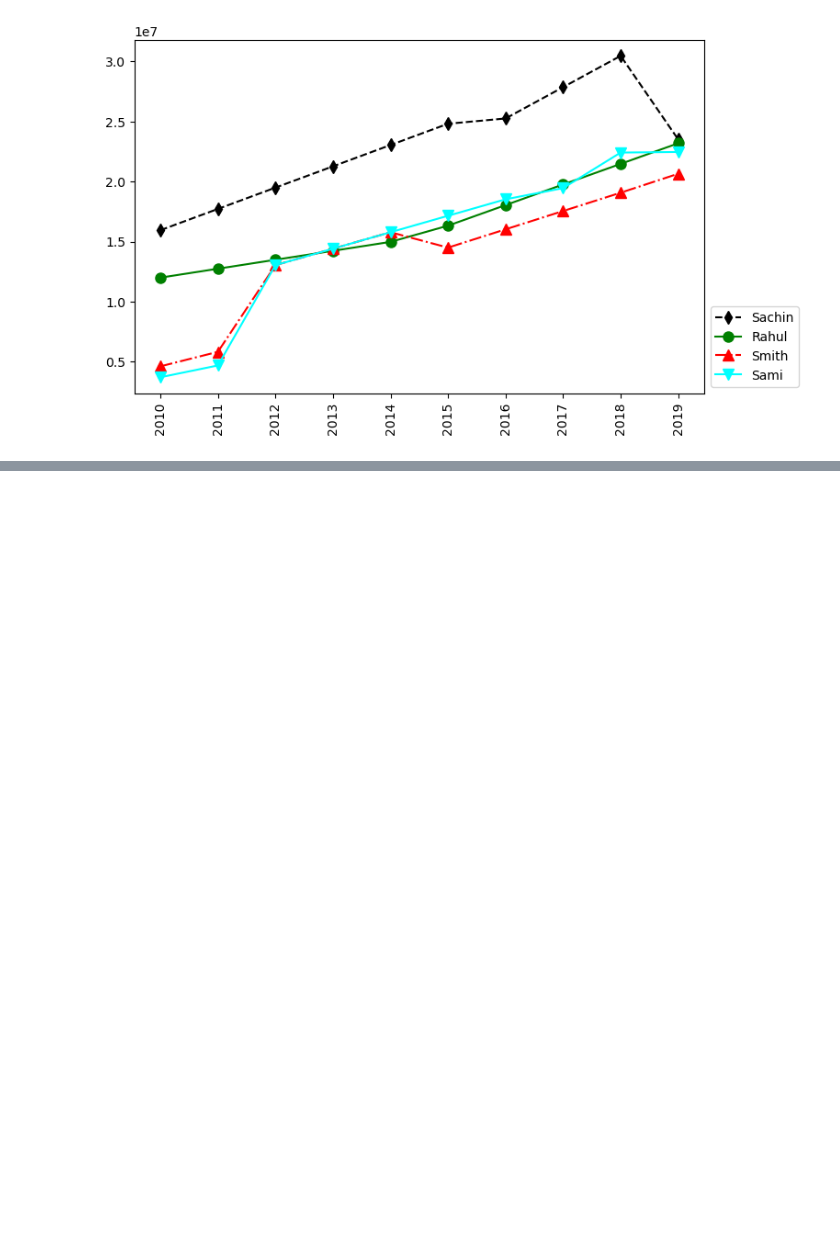
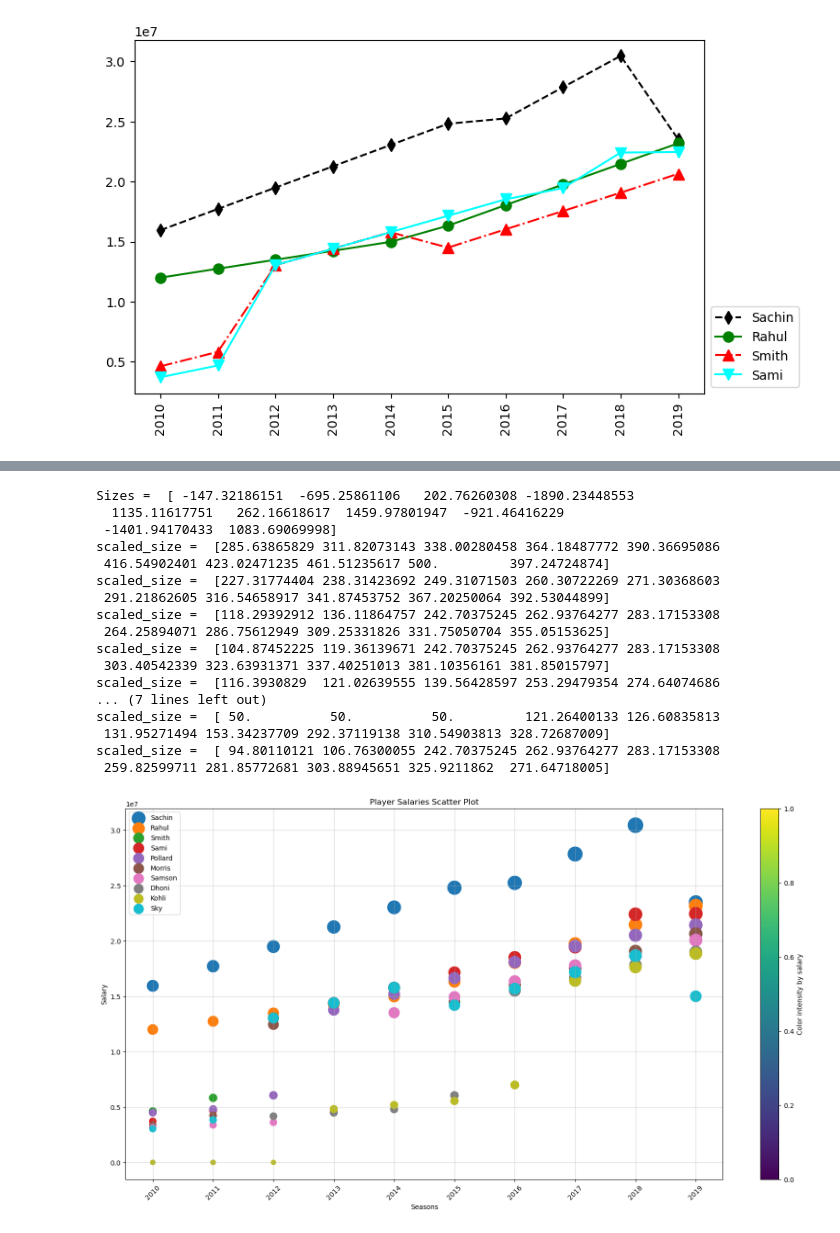
Before and after one commit to jayacpc9/FSDS_Classes, a Jupyter notebook: Python_Workspace/Notebook/BasicCoding_python_05202026_numpy_4.ipynb, the cells around one changed output, grey strips where cells are left out. Saved outputs shown, nothing was run; the diff lists cells and outputs as text; code cells hidden in the pictures; blank space fills up the shorter version.

```diff
--- a/Python_Workspace/Notebook/BasicCoding_python_05202026_numpy_4.ipynb
+++ b/Python_Workspace/Notebook/BasicCoding_python_05202026_numpy_4.ipynb
@@ -311,0 +343,50 @@ plt.show()
+# %%
+#Scattered plot graph showing all players and their salaries for all seasons
+
+# plt.scatter(x, y, c = colors,s = sizes,alpha=0.6,cmap= 'Set1')
+#Create a figure
+plt.figure(figsize=(20,10))
+length = len(players)
+colors = np.random.randn(length) # random color codes
+sizes = 1000 * np.random.randn(length) # Random sizes
+print("Sizes = ",sizes)
+min_s = 50
+max_s=500
+
+#plotting loop
+for i in range(length):
+    scaled_size = np.interp(
+        Salary[i],
+        (np.min(Salary), np.max(Salary)),
+        (min_s, max_s))
+    # print("Colors = ",colors)
+    # print("Sizes = ",sizes)
+    print("scaled_size = ",scaled_size)
+    plt.scatter(Seasons,Salary[i],s = scaled_size,label = players[i])
+plt.xlabel("Seasons")
+plt.ylabel("Salary")
+plt.title("Player Salaries Scatter Plot")
+plt.xticks(rotation=45)
+plt.legend()
+plt.grid(True,alpha = 0.5)
+plt.colorbar(label ="Color intensity by salary")
+plt.show()
+# %% [output]
+Sizes =  [ -147.32186151  -695.25861106   202.76260308 -1890.23448553
+  1135.11617751   262.16618617  1459.97801947  -921.46416229
+ -1401.94170433  1083.69069998]
+scaled_size =  [285.63865829 311.82073143 338.00280458 364.18487772 390.36695086
+ 416.54902401 423.02471235 461.51235617 500.         397.24724874]
+scaled_size =  [227.31774404 238.31423692 249.31071503 260.30722269 271.30368603
+ 291.21862605 316.54658917 341.87453752 367.20250064 392.53044899]
+scaled_size =  [118.29392912 136.11864757 242.70375245 262.93764277 283.17153308
+ 264.25894071 286.75612949 309.25331826 331.75050704 355.05153625]
+scaled_size =  [104.87452225 119.36139671 242.70375245 262.93764277 283.17153308
+ 303.40542339 323.63931371 337.40251013 381.10356161 381.85015797]
+scaled_size =  [116.3930829  121.02639555 139.56428597 253.29479354 274.64074686
+... (7 lines left out)
+scaled_size =  [ 50.          50.          50.         121.26400133 126.60835813
+ 131.95271494 153.34237709 292.37119138 310.54903813 328.72687009]
+scaled_size =  [ 94.80110121 106.76300055 242.70375245 262.93764277 283.17153308
+ 259.82599711 281.85772681 303.88945651 325.9211862  271.64718005]
+[figure, added]
```
Also changed, not shown: parts of 3 cells of this notebook, 3 other files.
